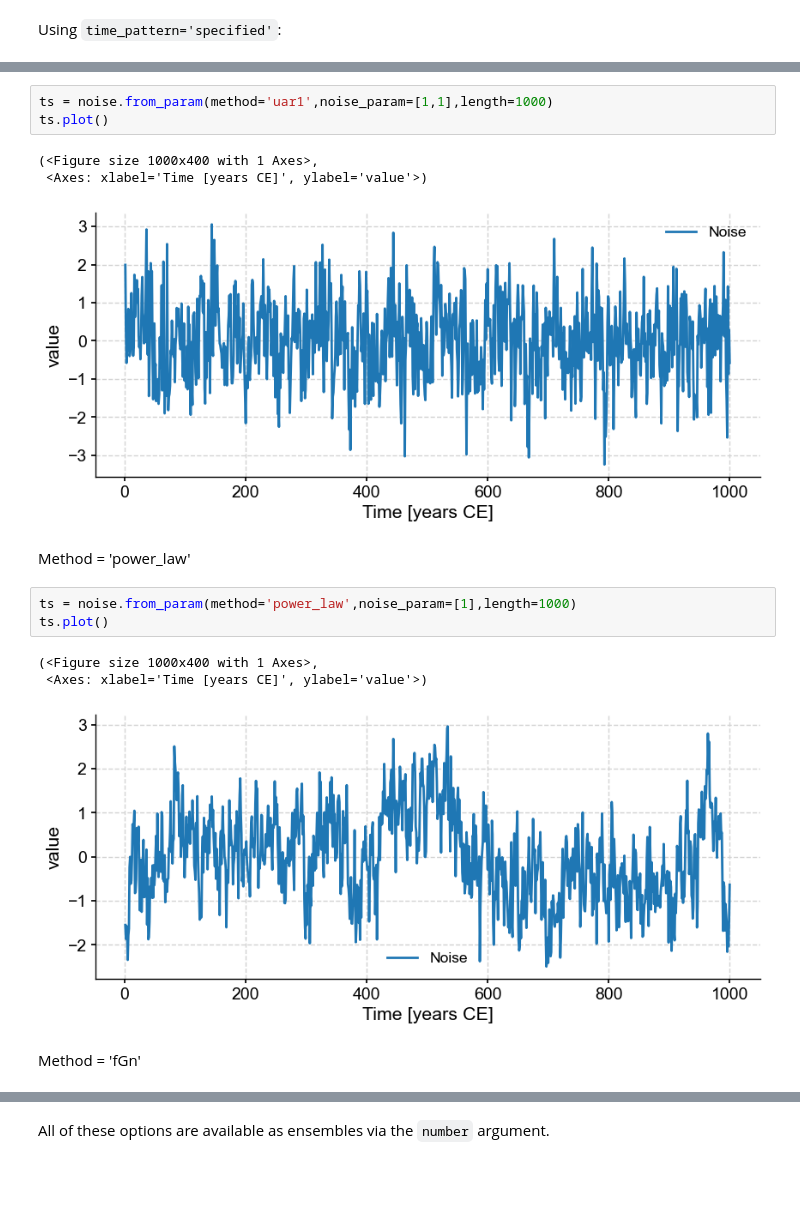
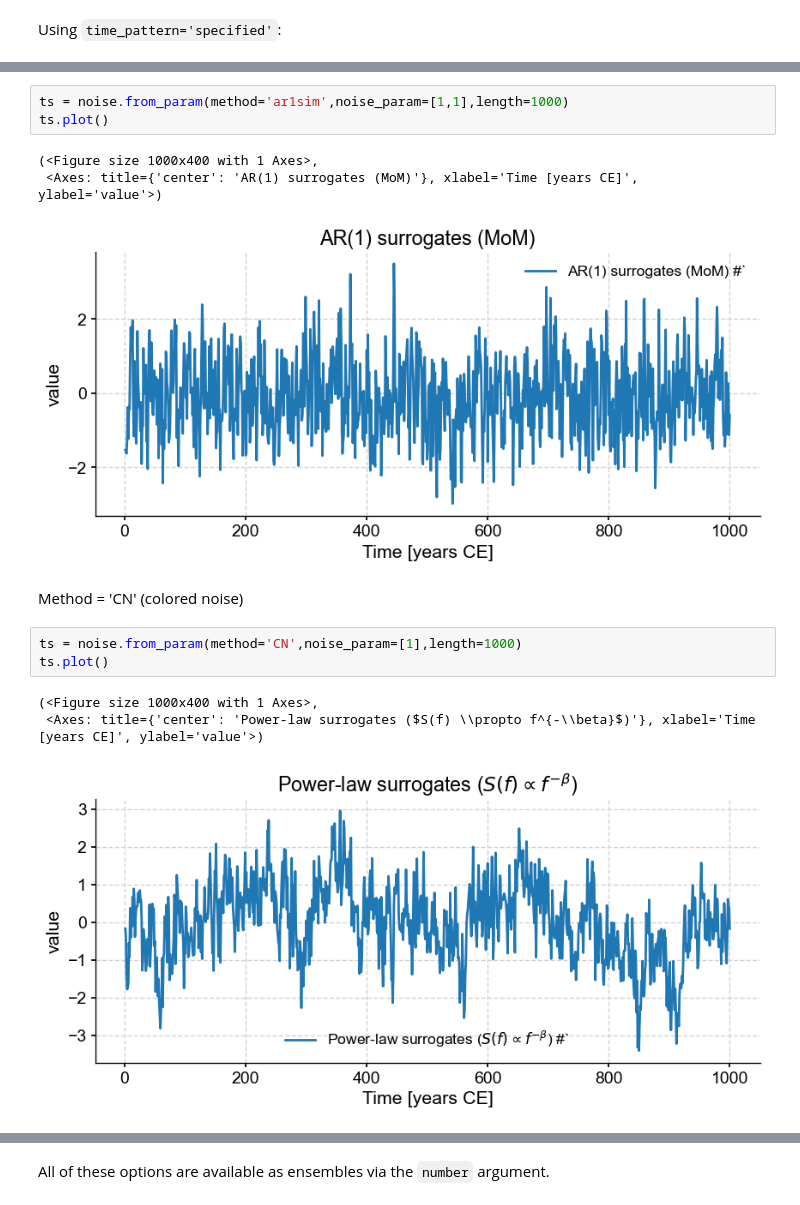
Before and after one commit to LinkedEarth/PaleoBeasts, a Jupyter notebook: notebooks/noise_demo.ipynb, the cells around one changed output, grey strips where cells are left out. Drawn from its saved outputs; the diff is of its cells as text; blank space fills up the shorter version.

```diff
--- a/notebooks/noise_demo.ipynb
+++ b/notebooks/noise_demo.ipynb
@@ -98,18 +97,16 @@ Method = 'ar1' (this is the same as 'uar1')
 # %%
-ts = noise.from_param(method='uar1',noise_param=[1,1],length=1000)
+ts = noise.from_param(method='ar1sim',noise_param=[1,1],length=1000)
 ts.plot()
 # %% [output]
 (<Figure size 1000x400 with 1 Axes>,
- <Axes: xlabel='Time [years CE]', ylabel='value'>)
+ <Axes: title={'center': 'AR(1) surrogates (MoM)'}, xlabel='Time [years CE]', ylabel='value'>)
-[figure, old version]
+[figure, new version]
-# %% [markdown]
-Method = 'power_law'
+# %% [markdown]
+Method = 'CN' (colored noise)
 # %%
-ts = noise.from_param(method='power_law',noise_param=[1],length=1000)
+ts = noise.from_param(method='CN',noise_param=[1],length=1000)
 ts.plot()
 # %% [output]
 (<Figure size 1000x400 with 1 Axes>,
- <Axes: xlabel='Time [years CE]', ylabel='value'>)
+ <Axes: title={'center': 'Power-law surrogates ($S(f) \\propto f^{-\\beta}$)'}, xlabel='Time [years CE]', ylabel='value'>)
-[figure, old version]
+[figure, new version]
-# %% [markdown]
-Method = 'fGn'
```
Also changed, not shown: parts of 16 cells of this notebook, 3 other files.
